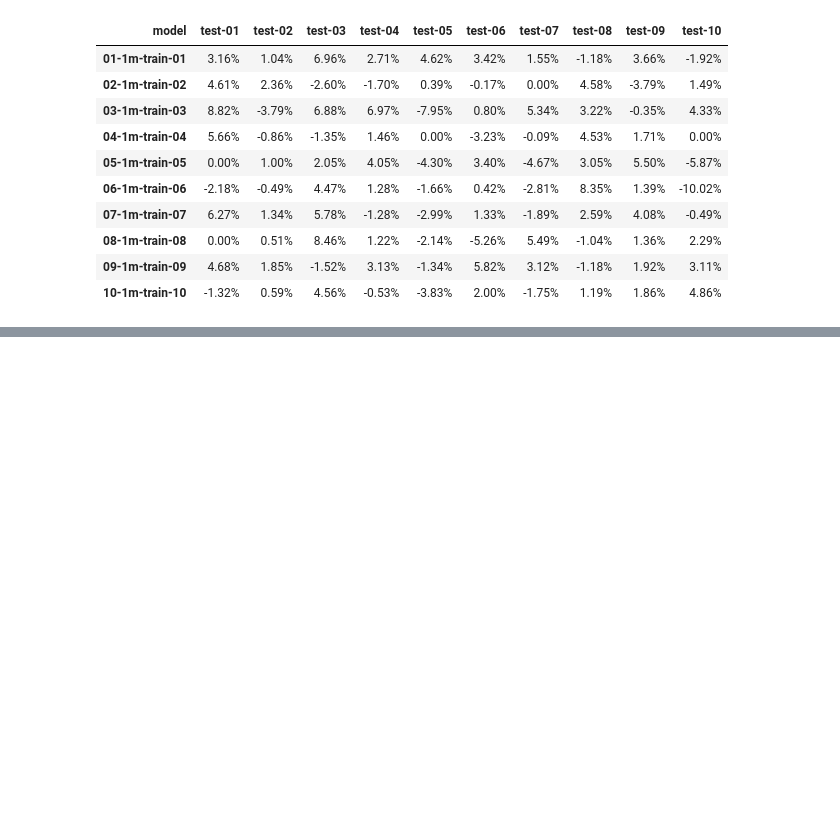
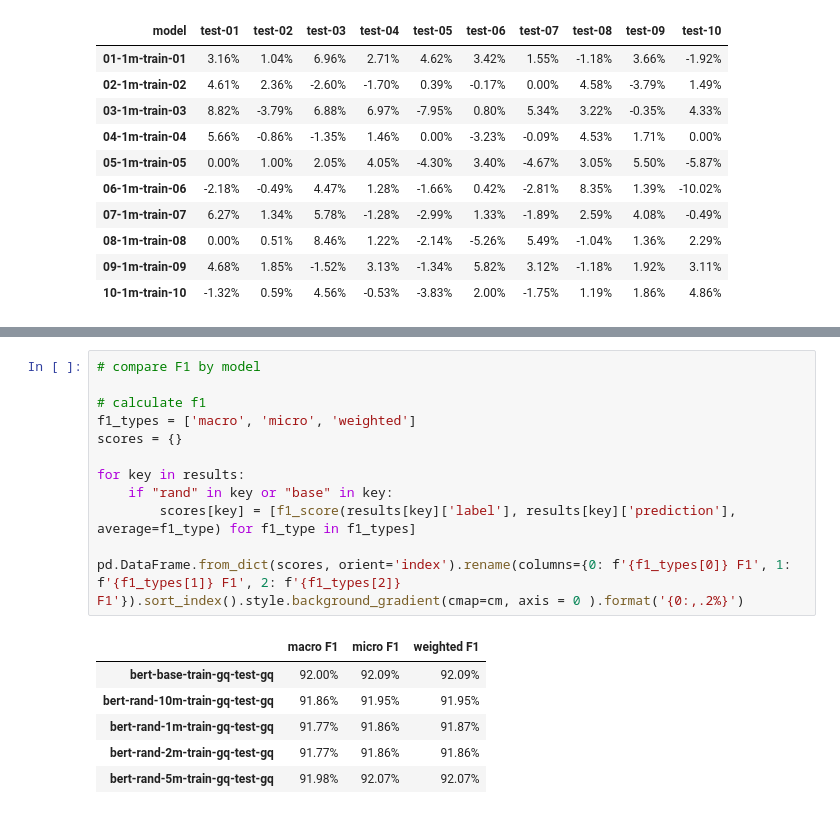
Before and after one commit to paul-rottger/temporal-adaptation, a Jupyter notebook: 4_evaluation/classification/evaluate_classification_results.ipynb, the cells around one changed output, grey strips where cells are left out. Drawn from its saved outputs; the diff is of its cells as text; blank space fills up the shorter version.

```diff
--- a/4_evaluation/classification/evaluate_classification_results.ipynb
+++ b/4_evaluation/classification/evaluate_classification_results.ipynb
@@ -231,0 +307,19 @@ K        average macro F1 advantage of adapted models
+# %%
+# compare F1 by model
+
+# calculate f1
+f1_types = ['macro', 'micro', 'weighted']
+scores = {}
+
+for key in results:
+    if "rand" in key or "base" in key:
+        scores[key] = [f1_score(results[key]['label'], results[key]['prediction'], average=f1_type) for f1_type in f1_types]
+
+pd.DataFrame.from_dict(scores, orient='index').rename(columns={0: f'{f1_types[0]} F1', 1: f'{f1_types[1]} F1', 2: f'{f1_types[2]} F1'}).sort_index().style.background_gradient(cmap=cm, axis = 0 ).format('{0:,.2%}')
+# %% [output]
+|  | macro F1 | micro F1 | weighted F1 |
+| bert-base-train-gq-test-gq | 92.00% | 92.09% | 92.09% |
+| bert-rand-10m-train-gq-test-gq | 91.86% | 91.95% | 91.95% |
+| bert-rand-1m-train-gq-test-gq | 91.77% | 91.86% | 91.87% |
+| bert-rand-2m-train-gq-test-gq | 91.77% | 91.86% | 91.86% |
+| bert-rand-5m-train-gq-test-gq | 91.98% | 92.07% | 92.07% |
```
Also changed, not shown: parts of 20 cells of this notebook, 1 other file.
